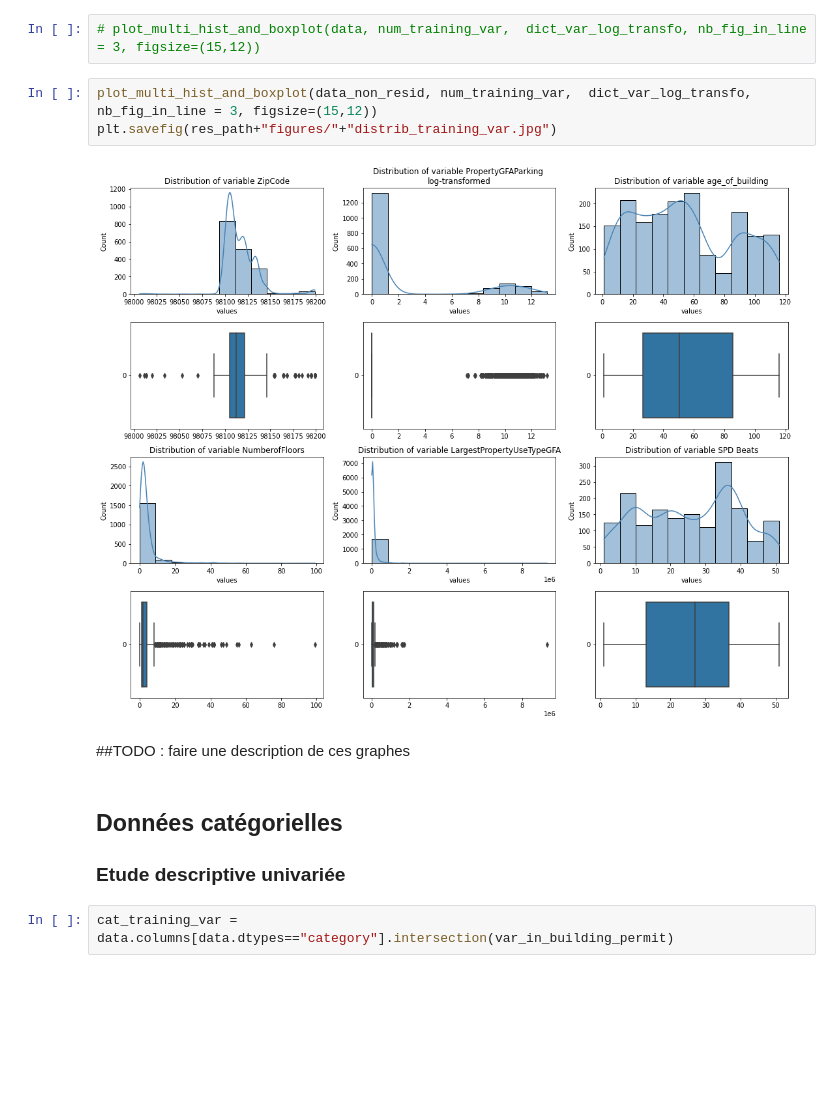
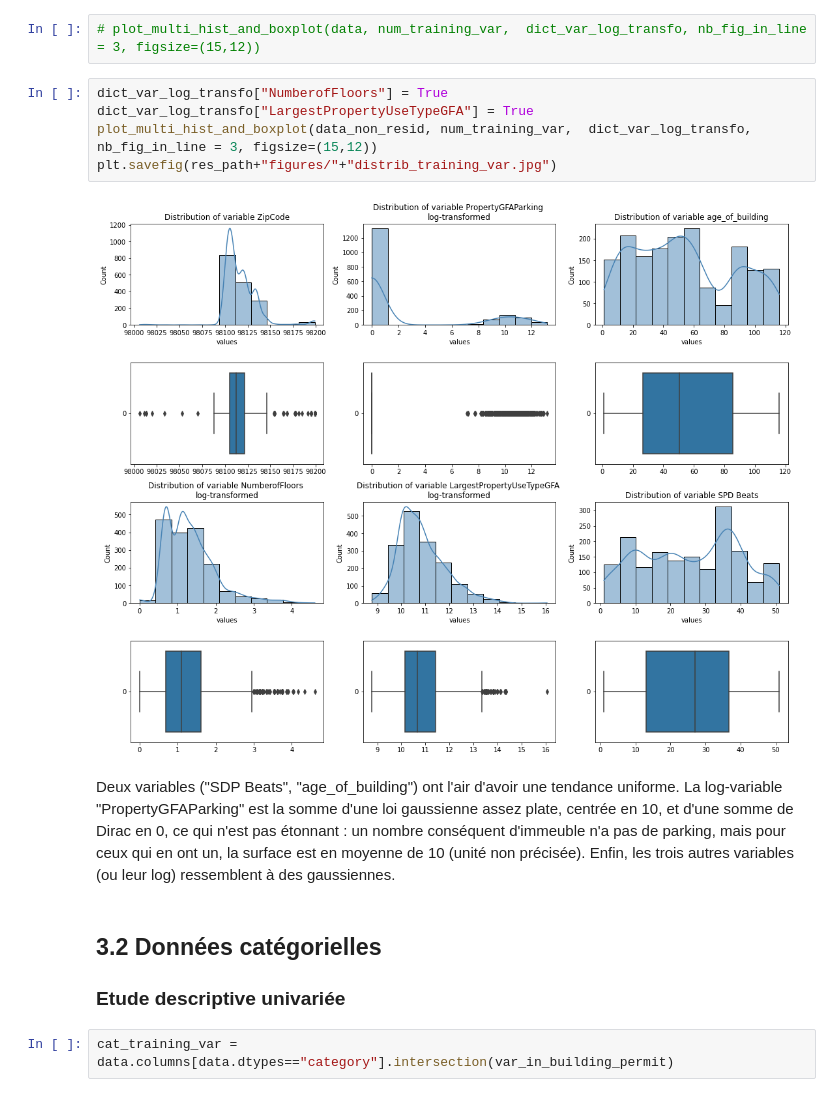
Before and after one commit to ClaireGayral/formation_openclassroom, a Jupyter notebook: P3_gayral_claire/Pélec_gayral_claire/Pélec_01_notebook_preprocess.ipynb, the cells around one changed output. Saved outputs shown, nothing was run; the diff lists cells and outputs as text; blank space fills up the shorter version.

Commit message:
dernieres modif, descriptions de graphes ... + compression

```diff
--- a/P3_gayral_claire/Pélec_gayral_claire/Pélec_01_notebook_preprocess.ipynb
+++ b/P3_gayral_claire/Pélec_gayral_claire/Pélec_01_notebook_preprocess.ipynb
@@ -742,20 +784,21 @@ nb NaN :  107
 # %%
 # plot_multi_hist_and_boxplot(data, num_training_var,  dict_var_log_transfo, nb_fig_in_line = 3, figsize=(15,12))
 # %%
+dict_var_log_transfo["NumberofFloors"] = True
+dict_var_log_transfo["LargestPropertyUseTypeGFA"] = True
 plot_multi_hist_and_boxplot(data_non_resid, num_training_var,  dict_var_log_transfo, nb_fig_in_line = 3, figsize=(15,12))
 plt.savefig(res_path+"figures/"+"distrib_training_var.jpg")
 # %% [output]
-[figure, old version]
+[figure, new version]
 # %% [markdown]
-##TODO : faire une description de ces graphes
-
+Deux variables ("SDP Beats", "age_of_building") ont l'air d'avoir une tendance uniforme. La log-variable "PropertyGFAParking" est la somme d'une loi gaussienne assez plate, centrée en 10, et d'une somme de Dirac en 0, ce qui n'est pas étonnant : un nombre conséquent d'immeuble n'a pas de parking, mais pour ceux qui en ont un, la surface est en moyenne de 10 (unité non précisée).  Enfin, les trois autres variables (ou leur log) ressemblent à des gaussiennes.
 <!-- #### Distribution des variables de sortie :
 plot_multi_hist_and_boxplot(data, num_output_var, nb_fig_in_line = 2, figsize=(12,7))
 dict_log = {var: True for var in num_output_var}
 plot_multi_hist_and_boxplot(data, num_output_var, dict_log, nb_fig_in_line = 2, figsize=(12,7))
 -->
 # %% [markdown]
-## Données catégorielles
+## 3.2 Données catégorielles
 ### Etude descriptive univariée
 # %%
 cat_training_var = data.columns[data.dtypes=="category"].intersection(var_in_building_permit)
```
Also changed, not shown: parts of 36 cells of this notebook, 1 other file.
